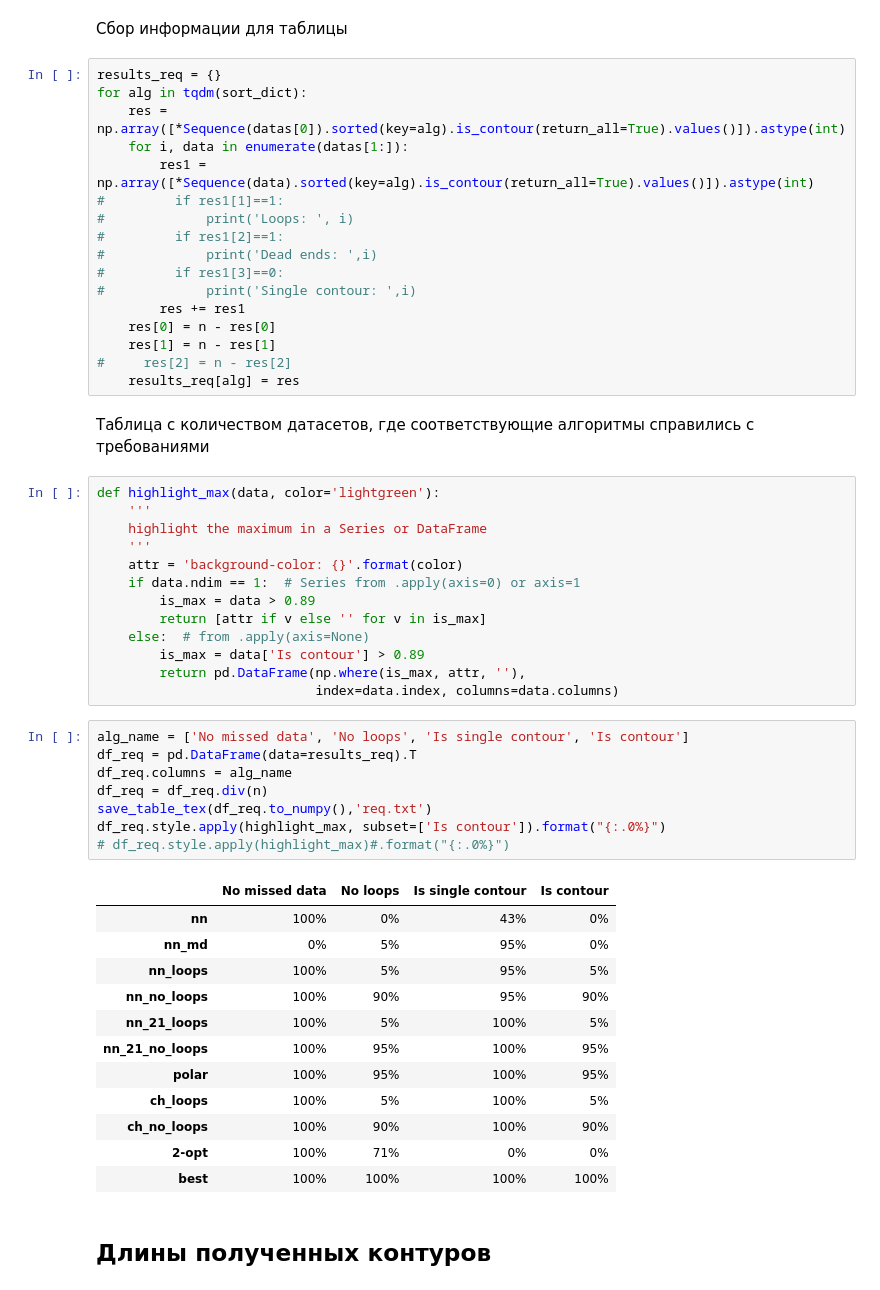
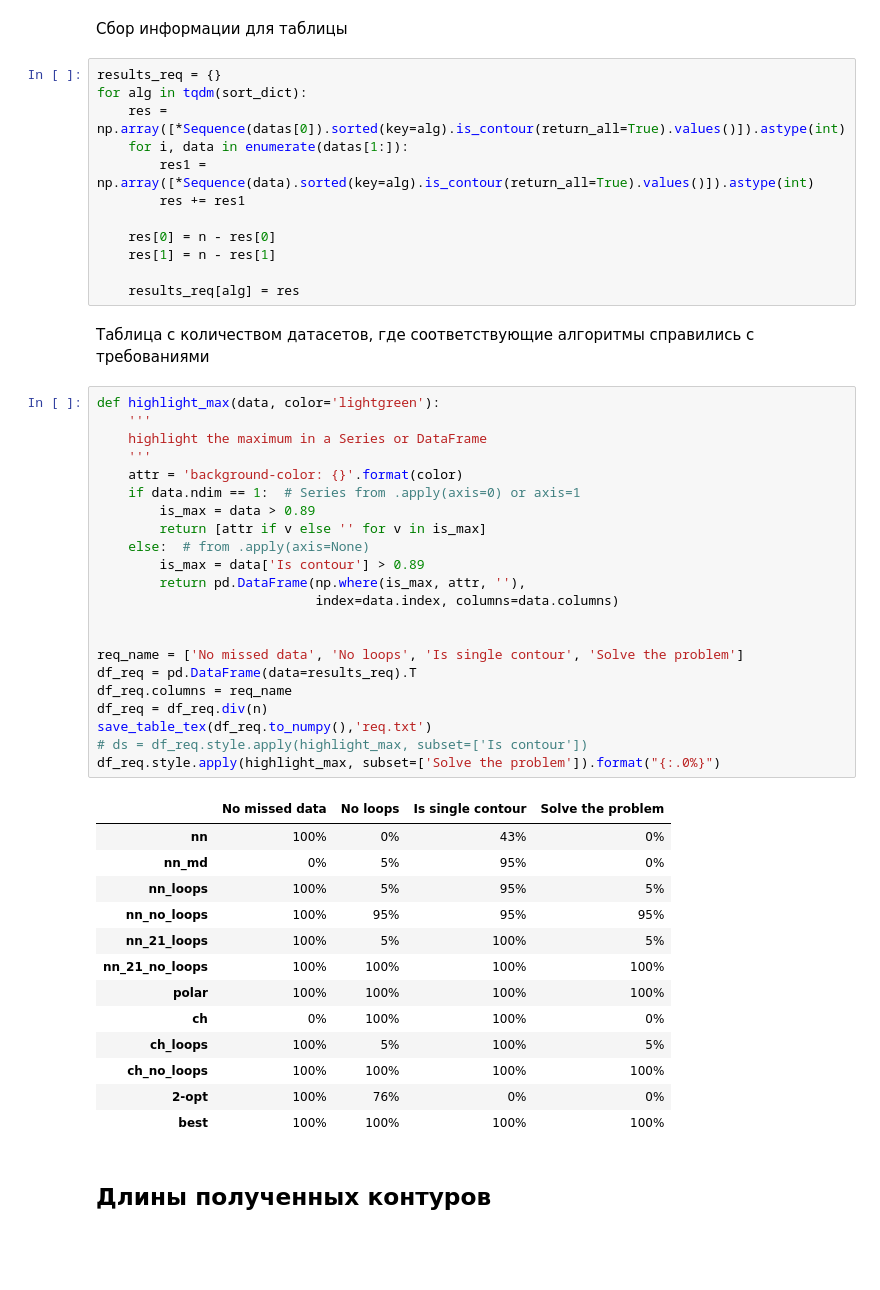
Before and after one commit to erveve/sequence_contour, a Jupyter notebook: analysis.ipynb, the cells around one changed output. Cells and saved outputs as stored; diff of their text form; blank space fills up the shorter version.

```diff
--- a/analysis.ipynb
+++ b/analysis.ipynb
@@ -60,53 +60,50 @@ for alg in tqdm(sort_dict):
     res = np.array([*Sequence(datas[0]).sorted(key=alg).is_contour(return_all=True).values()]).astype(int)
     for i, data in enumerate(datas[1:]):
         res1 = np.array([*Sequence(data).sorted(key=alg).is_contour(return_all=True).values()]).astype(int)
-#         if res1[1]==1:
-#             print('Loops: ', i)
-#         if res1[2]==1:
-#             print('Dead ends: ',i)
-#         if res1[3]==0:
-#             print('Single contour: ',i)
         res += res1
+
     res[0] = n - res[0]
     res[1] = n - res[1]
-#     res[2] = n - res[2]
+
     results_req[alg] = res
 # %% [markdown]
 Таблица с количеством датасетов, где соответствующие алгоритмы справились с требованиями
 # %%
 def highlight_max(data, color='lightgreen'):
     '''
     highlight the maximum in a Series or DataFrame
     '''
     attr = 'background-color: {}'.format(color)
     if data.ndim == 1:  # Series from .apply(axis=0) or axis=1
         is_max = data > 0.89
         return [attr if v else '' for v in is_max]
     else:  # from .apply(axis=None)
         is_max = data['Is contour'] > 0.89
         return pd.DataFrame(np.where(is_max, attr, ''),
                             index=data.index, columns=data.columns)
+
+
+req_name = ['No missed data', 'No loops', 'Is single contour', 'Solve the problem']
+df_req = pd.DataFrame(data=results_req).T
+df_req.columns = req_name
+df_req = df_req.div(n)
+save_table_tex(df_req.to_numpy(),'req.txt')
+# ds = df_req.style.apply(highlight_max, subset=['Is contour'])
+df_req.style.apply(highlight_max, subset=['Solve the problem']).format("{:.0%}")
+# %% [output]
+|  | No missed data | No loops | Is single contour | Solve the problem |
+| nn | 100% | 0% | 43% | 0% |
+| nn_md | 0% | 5% | 95% | 0% |
+| nn_loops | 100% | 5% | 95% | 5% |
+| nn_no_loops | 100% | 95% | 95% | 95% |
+| nn_21_loops | 100% | 5% | 100% | 5% |
+| nn_21_no_loops | 100% | 100% | 100% | 100% |
+| polar | 100% | 100% | 100% | 100% |
+| ch | 0% | 100% | 100% | 0% |
+| ch_loops | 100% | 5% | 100% | 5% |
+| ch_no_loops | 100% | 100% | 100% | 100% |
+| 2-opt | 100% | 76% | 0% | 0% |
+| best | 100% | 100% | 100% | 100% |
-# %%
-alg_name = ['No missed data', 'No loops', 'Is single contour', 'Is contour']
-df_req = pd.DataFrame(data=results_req).T
-df_req.columns = alg_name
-df_req = df_req.div(n)
-save_table_tex(df_req.to_numpy(),'req.txt')
-df_req.style.apply(highlight_max, subset=['Is contour']).format("{:.0%}")
-# df_req.style.apply(highlight_max)#.format("{:.0%}")
-# %% [output]
-|  | No missed data | No loops | Is single contour | Is contour |
-| nn | 100% | 0% | 43% | 0% |
-| nn_md | 0% | 5% | 95% | 0% |
-| nn_loops | 100% | 5% | 95% | 5% |
-| nn_no_loops | 100% | 90% | 95% | 90% |
-| nn_21_loops | 100% | 5% | 100% | 5% |
-| nn_21_no_loops | 100% | 95% | 100% | 95% |
-| polar | 100% | 95% | 100% | 95% |
-| ch_loops | 100% | 5% | 100% | 5% |
-| ch_no_loops | 100% | 90% | 100% | 90% |
-| 2-opt | 100% | 71% | 0% | 0% |
-| best | 100% | 100% | 100% | 100% |
 # %% [markdown]
 ## Длины полученных контуров
 # %% [markdown]
```
Also changed, not shown: parts of 1 cell of this notebook, 2 other files.
